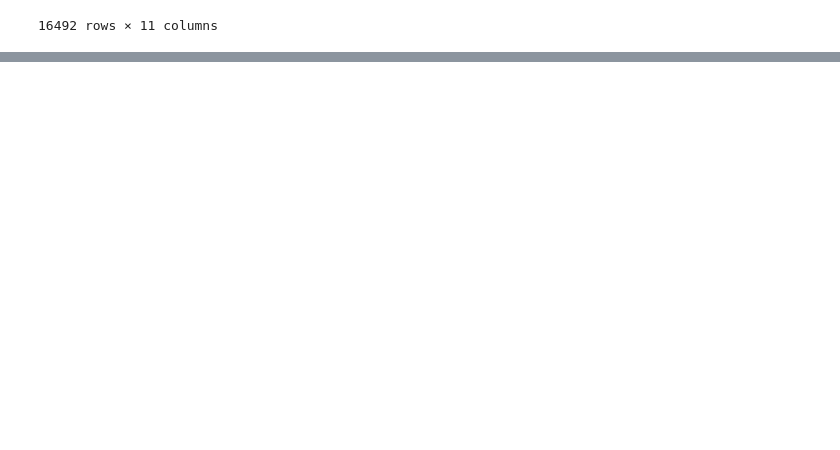
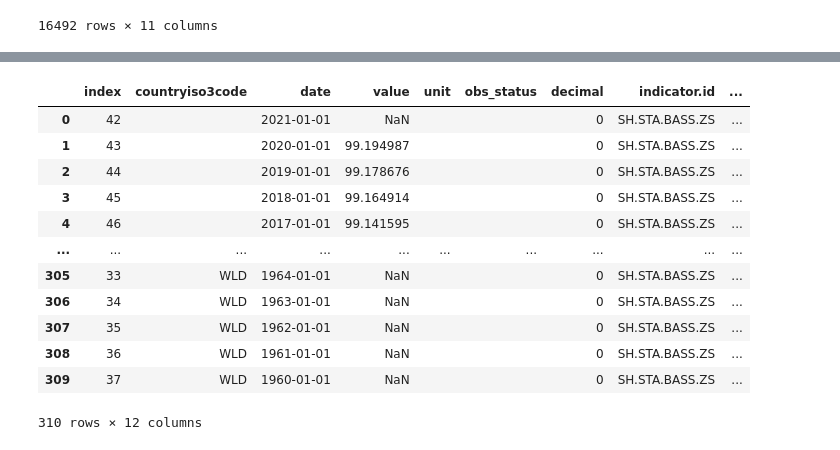
Before and after one commit to danielgils/data_scientist_wb, a Jupyter notebook: part1_script.ipynb, the cells around one changed output, grey strips where cells are left out. Cells and saved outputs as stored; diff of their text form; code cells hidden in the pictures; blank space fills up the shorter version.

```diff
--- a/part1_script.ipynb
+++ b/part1_script.ipynb
@@ -228,0 +448,23 @@ sanitation_df.to_pickle("sanitation_df.pkl")
+# %%
+income_group_df = sanitation_df[sanitation_df['country.value'].isin([
+    'World', 'High income','Upper middle income',
+    'Lower middle income','Low income'])].reset_index()
+# From String to Categorical
+income_group_df['country.value'] = pd.Categorical(income_group_df['country.value'],
+                                                  categories=['World', 'High income','Upper middle income',
+    'Lower middle income','Low income'])
+income_group_df
+# %% [output]
+|  | index | countryiso3code | date | value | unit | obs_status | decimal | indicator.id | ... |
+| 0 | 42 |  | 2021-01-01 | NaN |  |  | 0 | SH.STA.BASS.ZS | ... |
+| 1 | 43 |  | 2020-01-01 | 99.194987 |  |  | 0 | SH.STA.BASS.ZS | ... |
+| 2 | 44 |  | 2019-01-01 | 99.178676 |  |  | 0 | SH.STA.BASS.ZS | ... |
+| 3 | 45 |  | 2018-01-01 | 99.164914 |  |  | 0 | SH.STA.BASS.ZS | ... |
+| 4 | 46 |  | 2017-01-01 | 99.141595 |  |  | 0 | SH.STA.BASS.ZS | ... |
+| ... | ... | ... | ... | ... | ... | ... | ... | ... | ... |
+| 305 | 33 | WLD | 1964-01-01 | NaN |  |  | 0 | SH.STA.BASS.ZS | ... |
+| 306 | 34 | WLD | 1963-01-01 | NaN |  |  | 0 | SH.STA.BASS.ZS | ... |
+| 307 | 35 | WLD | 1962-01-01 | NaN |  |  | 0 | SH.STA.BASS.ZS | ... |
+| 308 | 36 | WLD | 1961-01-01 | NaN |  |  | 0 | SH.STA.BASS.ZS | ... |
+| 309 | 37 | WLD | 1960-01-01 | NaN |  |  | 0 | SH.STA.BASS.ZS | ... |
+310 rows × 12 columns
```
Also changed, not shown: parts of 34 cells of this notebook, 1 other file.
